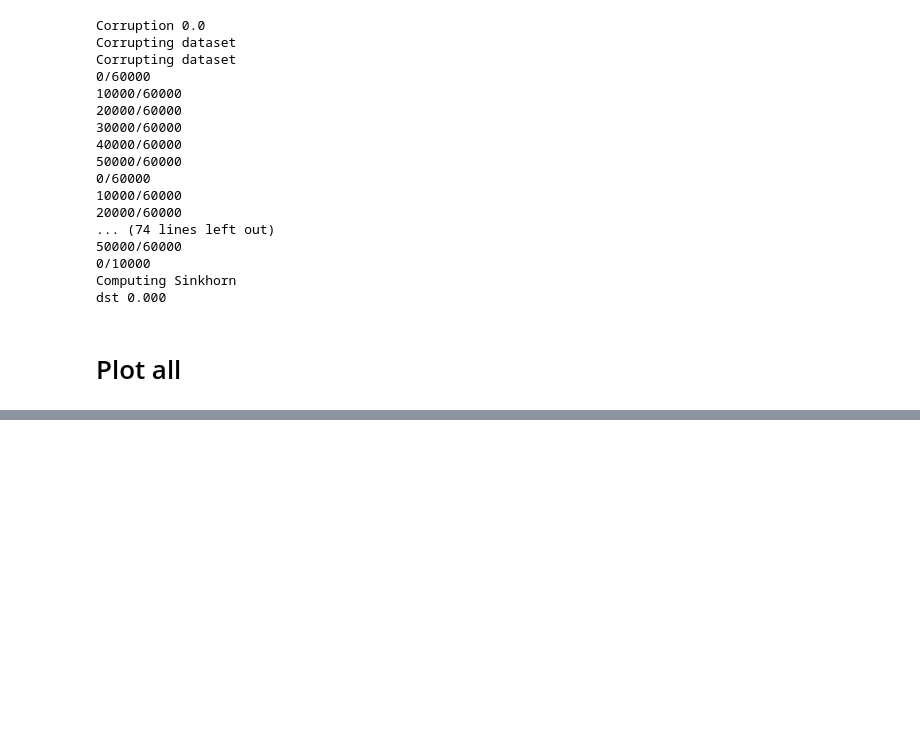
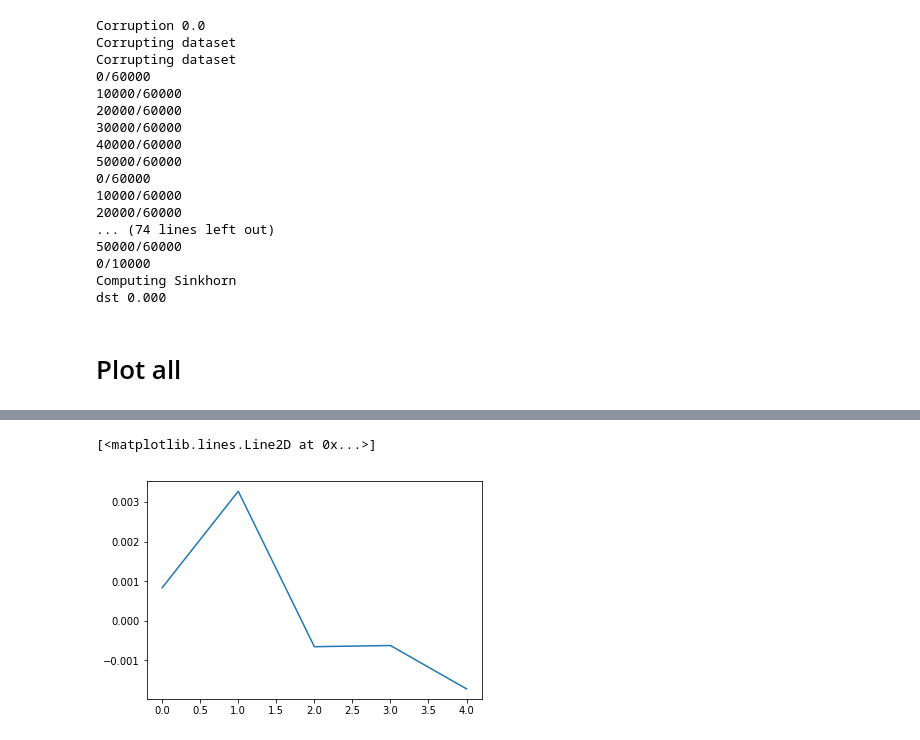
Before and after one commit to gabrielhuang/adversarial-divergence-code, a Jupyter notebook: pmi/pmi mnist.ipynb, the cells around one changed output, grey strips where cells are left out. Cells and saved outputs as stored; diff of their text form; code cells hidden in the pictures; blank space fills up the shorter version.

```diff
--- a/pmi/pmi mnist.ipynb
+++ b/pmi/pmi mnist.ipynb
@@ -936,0 +958,5 @@ data
+# %%
+plt.plot(torch.load('mnist_mmd.pt')['train'])
+# %% [output]
+[<matplotlib.lines.Line2D at 0x...>]
+[figure, added]
```
Also changed, not shown: parts of 9 cells of this notebook, 2 other files.
